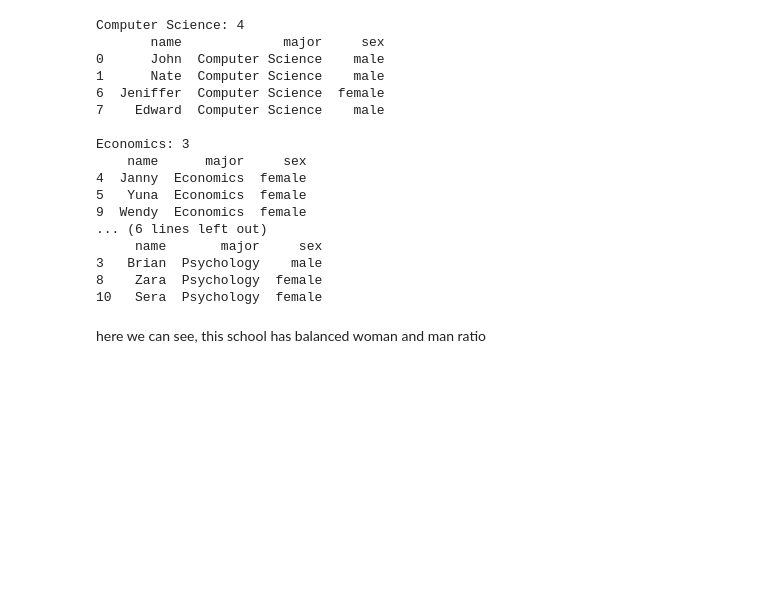
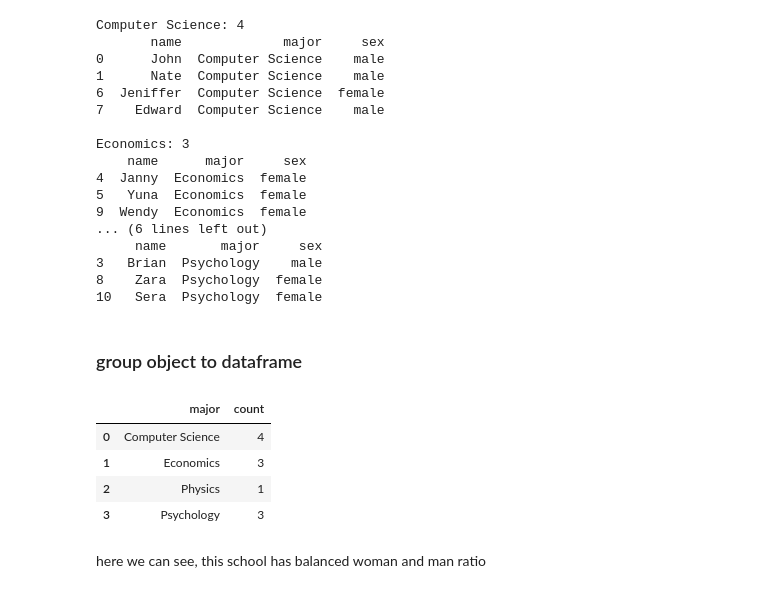
Before and after one commit to minsuk-heo/pandas, a Jupyter notebook: Pandas_Cheatsheet.ipynb, the cells around one changed output. Saved outputs shown, nothing was run; the diff lists cells and outputs as text; code cells hidden in the pictures; blank space fills up the shorter version.

Commit message:
group by updated

```diff
--- a/Pandas_Cheatsheet.ipynb
+++ b/Pandas_Cheatsheet.ipynb
@@ -775,6 +775,17 @@ Economics: 3
 3   Brian  Psychology    male
 8    Zara  Psychology  female
 10   Sera  Psychology  female
+# %% [markdown]
+### group object to dataframe
+# %%
+df_major_cnt = pd.DataFrame({'count' : groupby_major.size()}).reset_index()
+df_major_cnt
+# %% [output]
+|  | major | count |
+| 0 | Computer Science | 4 |
+| 1 | Economics | 3 |
+| 2 | Physics | 1 |
+| 3 | Psychology | 3 |
 # %%
 groupby_sex = df.groupby('sex')
 # %% [markdown]
```
Also changed, not shown: parts of 1 cell of this notebook.
